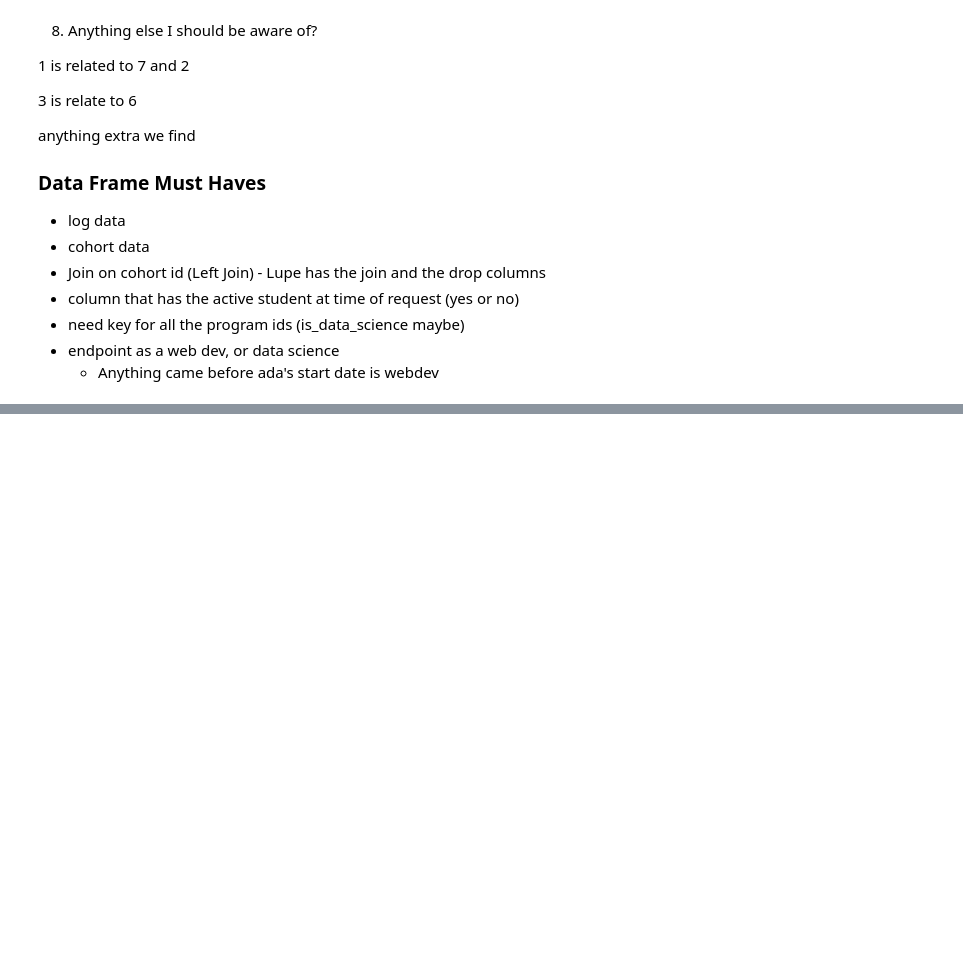
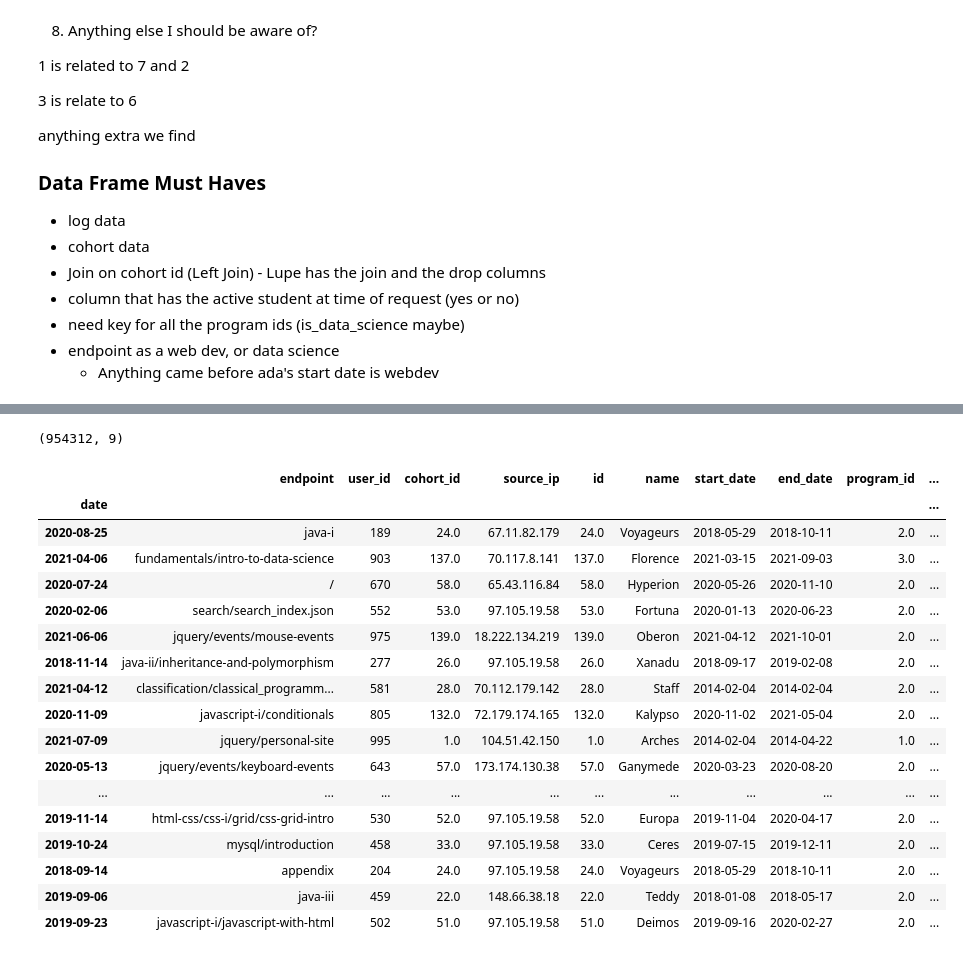
Before and after one commit to Florence-Team-8/anomaly-detection-project, a Jupyter notebook: acquire_prep_notebook.ipynb, the cells around one changed output, grey strips where cells are left out. Cells and saved outputs as stored; diff of their text form; code cells hidden in the pictures; blank space fills up the shorter version.

Commit message:
added boolean function for active status

```diff
--- a/acquire_prep_notebook.ipynb
+++ b/acquire_prep_notebook.ipynb
@@ -121,0 +178,33 @@ cohorts = get_any_data(dbase, sqlquery)
+# %%
+log_df = log_df.dropna()
+# %%
+log_df.shape
+# %% [output]
+(954312, 9)
+# %%
+log_df.start_date = pd.to_datetime(log_df.start_date.copy())
+# %%
+log_df.end_date = pd.to_datetime(log_df.end_date.copy())
+# %%
+log_df['is_active'] = (log_df.index >= log_df.start_date) & (log_df.index <= log_df.end_date)
+# %%
+log_df.sample(50)
+# %% [output]
+|  | endpoint | user_id | cohort_id | source_ip | id | name | start_date | end_date | program_id | ... |
+| date |  |  |  |  |  |  |  |  |  | ... |
+| 2020-08-25 | java-i | 189 | 24.0 | 67.11.82.179 | 24.0 | Voyageurs | 2018-05-29 | 2018-10-11 | 2.0 | ... |
+| 2021-04-06 | fundamentals/intro-to-data-science | 903 | 137.0 | 70.117.8.141 | 137.0 | Florence | 2021-03-15 | 2021-09-03 | 3.0 | ... |
+| 2020-07-24 | / | 670 | 58.0 | 65.43.116.84 | 58.0 | Hyperion | 2020-05-26 | 2020-11-10 | 2.0 | ... |
+| 2020-02-06 | search/search_index.json | 552 | 53.0 | 97.105.19.58 | 53.0 | Fortuna | 2020-01-13 | 2020-06-23 | 2.0 | ... |
+| 2021-06-06 | jquery/events/mouse-events | 975 | 139.0 | 18.222.134.219 | 139.0 | Oberon | 2021-04-12 | 2021-10-01 | 2.0 | ... |
+| 2018-11-14 | java-ii/inheritance-and-polymorphism | 277 | 26.0 | 97.105.19.58 | 26.0 | Xanadu | 2018-09-17 | 2019-02-08 | 2.0 | ... |
+| 2021-04-12 | classification/classical_programm... | 581 | 28.0 | 70.112.179.142 | 28.0 | Staff | 2014-02-04 | 2014-02-04 | 2.0 | ... |
+| 2020-11-09 | javascript-i/conditionals | 805 | 132.0 | 72.179.174.165 | 132.0 | Kalypso | 2020-11-02 | 2021-05-04 | 2.0 | ... |
+| 2021-07-09 | jquery/personal-site | 995 | 1.0 | 104.51.42.150 | 1.0 | Arches | 2014-02-04 | 2014-04-22 | 1.0 | ... |
+| 2020-05-13 | jquery/events/keyboard-events | 643 | 57.0 | 173.174.130.38 | 57.0 | Ganymede | 2020-03-23 | 2020-08-20 | 2.0 | ... |
+| ... | ... | ... | ... | ... | ... | ... | ... | ... | ... | ... |
+| 2019-11-14 | html-css/css-i/grid/css-grid-intro | 530 | 52.0 | 97.105.19.58 | 52.0 | Europa | 2019-11-04 | 2020-04-17 | 2.0 | ... |
+| 2019-10-24 | mysql/introduction | 458 | 33.0 | 97.105.19.58 | 33.0 | Ceres | 2019-07-15 | 2019-12-11 | 2.0 | ... |
+| 2018-09-14 | appendix | 204 | 24.0 | 97.105.19.58 | 24.0 | Voyageurs | 2018-05-29 | 2018-10-11 | 2.0 | ... |
+| 2019-09-06 | java-iii | 459 | 22.0 | 148.66.38.18 | 22.0 | Teddy | 2018-01-08 | 2018-05-17 | 2.0 | ... |
+| 2019-09-23 | javascript-i/javascript-with-html | 502 | 51.0 | 97.105.19.58 | 51.0 | Deimos | 2019-09-16 | 2020-02-27 | 2.0 | ... |
```
Also changed, not shown: parts of 16 cells of this notebook, 1 other file.
